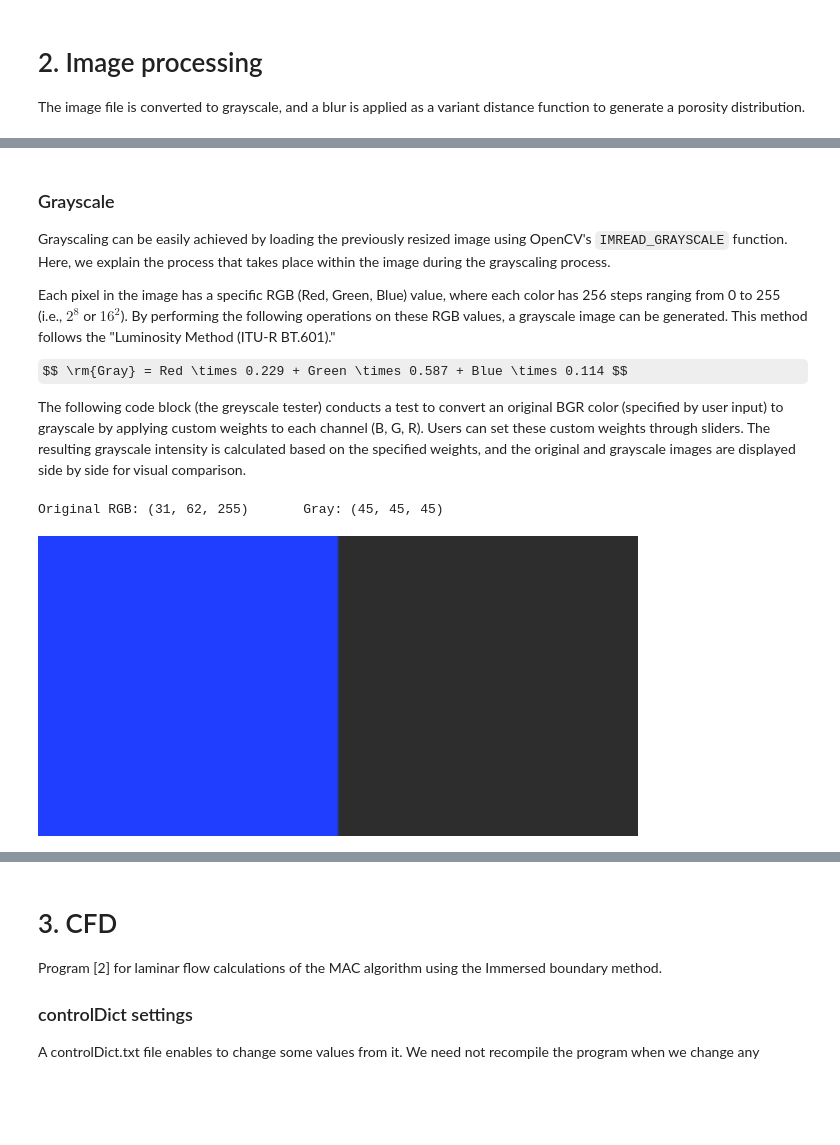
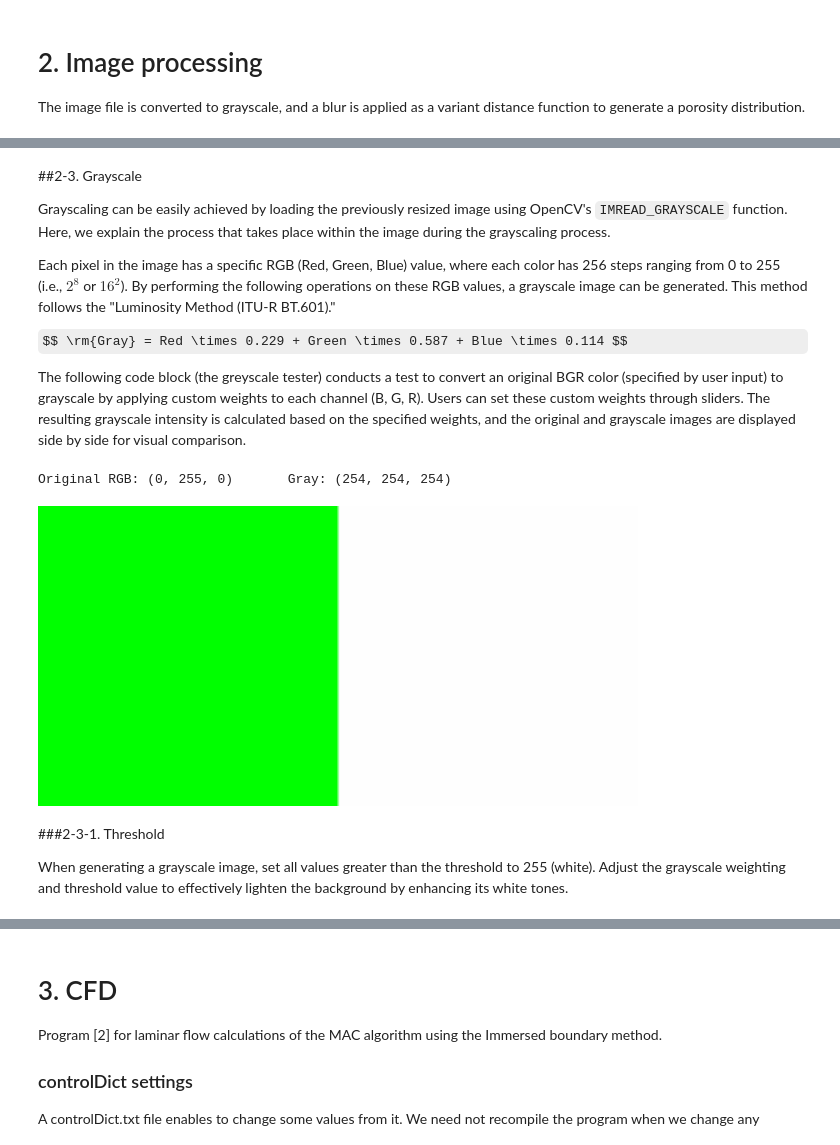
Before and after one commit to nobu-n2002/CFD2023_image_processing, a Jupyter notebook: ibm_image_processing_ver2.ipynb, the cells around one changed output, grey strips where cells are left out. Drawn from its saved outputs; the diff is of its cells as text; code cells hidden in the pictures; some formulas as TeX source; blank space fills up the shorter version.

```diff
--- a/ibm_image_processing_ver2.ipynb
+++ b/ibm_image_processing_ver2.ipynb
@@ -148,7 +165,7 @@ if not os.path.exists(TMP_FOLDER):
     os.mkdir(TMP_FOLDER)
 
 # Parameters
-MARGIN = 1000 # @param {type:"slider", min:0, max:1000, step:10}
+MARGIN = 500 # @param {type:"slider", min:0, max:1000, step:10}
 
 # Current working directory
 CWD = os.getcwd()
@@ -201,5 +218,5 @@ Save the figure in /content/tmp/cropped.png
 # %% [markdown]
-### Grayscale
+##2-3. Grayscale
 
 Grayscaling can be easily achieved by loading the previously resized image using OpenCV's `IMREAD_GRAYSCALE` function. Here, we explain the process that takes place within the image during the grayscaling process.
 
@@ -237,51 +254,55 @@ def custom_rgb_to_grayscale(image, weights=[0.229, 0.587, 0.114]):
 
 # @markdown ## Original color
 # Parameters for original color
-R = 31    # @param {type:"slider", min:0, max:255, step:1}
-G = 62    # @param {type:"slider", min:0, max:255, step:1}
-B = 255    # @param {type:"slider", min:0, max:255, step:1}
+R = 0    # @param {type:"slider", min:0, max:255, step:1}
+G = 255    # @param {type:"slider", min:0, max:255, step:1}
+B = 0    # @param {type:"slider", min:0, max:255, step:1}
 
 # @markdown $$ \rm{Gray} = Red \times w_1/w + Green\times w_2/w +Blue\times w_3/w $$
 # @markdown $$ \rm{w} = w_1 + w_2 + w_3$$
 
 # Custom weights for RGB to grayscale conversion
 delta = 1e-6
-w1 = 0.95    # @param {type:"slider", min:0, max:1, step:0.01}
-w2 = 0.82    # @param {type:"slider", min:0, max:1, step:0.01}
+w1 = 0    # @param {type:"slider", min:0, max:1, step:0.01}
+w2 = 1    # @param {type:"slider", min:0, max:1, step:0.01}
 w3 = 0    # @param {type:"slider", min:0, max:1, step:0.01}
 w = w1 + w2 + w3 + delta
 
 # BGR
 custom_weights = [w3 / w, w2 / w, w1 / w]
 
 Gray = int(R * w1 / w + G * w2 / w + B * w3 / w)
 print(f'Original RGB: ({R}, {G}, {B})       Gray: ({Gray}, {Gray}, {Gray})')
 
 # Generate 100×100(×[B, G, R]) image
 omap = np.zeros((100, 100, 3), np.uint8)
 omap[:, :, 0] = B
 omap[:, :, 1] = G
 omap[:, :, 2] = R
 
 # Generate grayscale image
 pmap = np.zeros((100, 100, 3), np.uint8)
 pmap_tmp = custom_rgb_to_grayscale(omap, custom_weights)
 pmap[:, :, 0] = Gray
 pmap[:, :, 1] = Gray
 pmap[:, :, 2] = Gray
 
 # Concatenate the two images
 dispmap = np.concatenate([omap, pmap], 1)
 
 # Save the PNG file for display
 cv2.imwrite('img.png', dispmap)
 display(Image('img.png', width=600))
 
 # Remove the PNG file
 %rm img.png
 # %% [output]
-Original RGB: (31, 62, 255)       Gray: (45, 45, 45)
+Original RGB: (0, 255, 0)       Gray: (254, 254, 254)
-[figure, old version]
+[figure, new version]
+# %% [markdown]
+###2-3-1. Threshold
+
+When generating a grayscale image, set all values greater than the threshold to 255 (white). Adjust the grayscale weighting and threshold value to effectively lighten the background by enhancing its white tones.
 # %%
 # @title Grayscale and Threshold { run: "auto", vertical-output: true }
 
```
Also changed, not shown: parts of 21 cells of this notebook.
